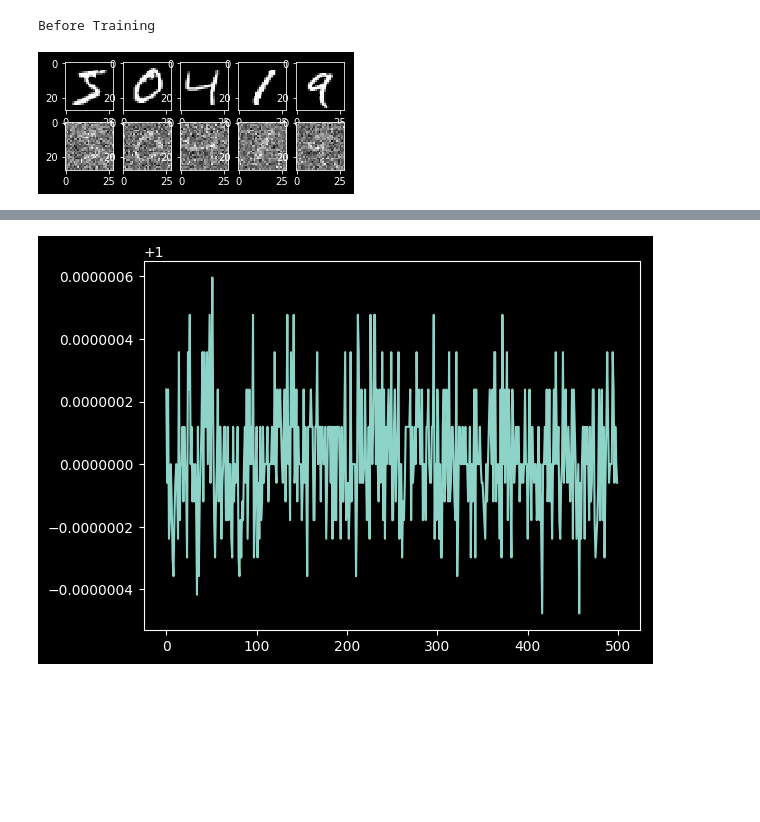
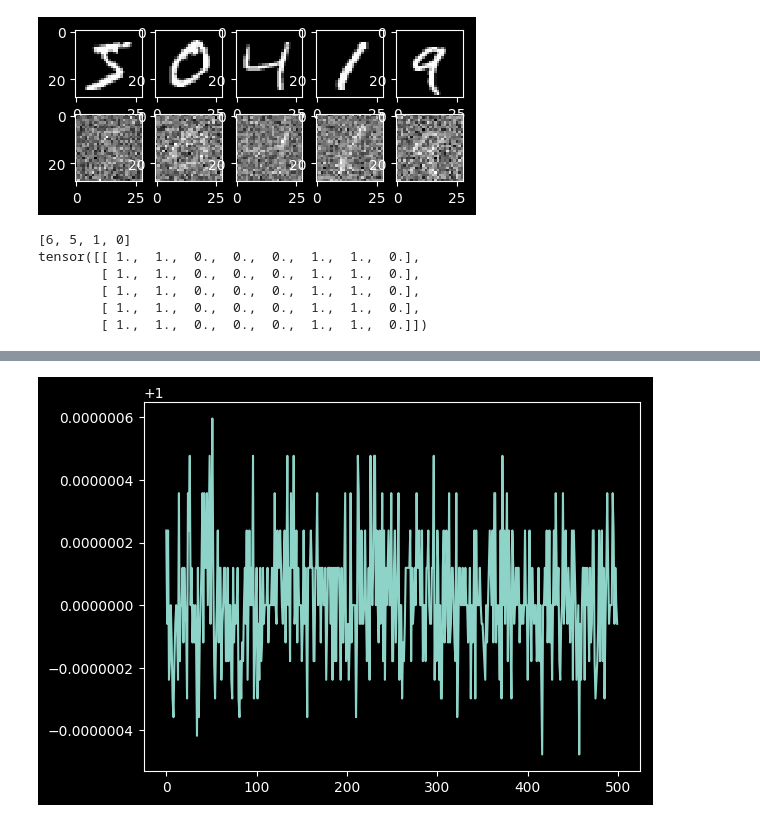
Before and after one commit to mm5110/sparse-structures-for-classification, a Jupyter notebook: dev/train_IHT.ipynb, the cells around one changed output, grey strips where cells are left out. Drawn from its saved outputs; the diff is of its cells as text; code cells hidden in the pictures; blank space fills up the shorter version.

```diff
--- a/dev/train_IHT.ipynb
+++ b/dev/train_IHT.ipynb
@@ -54,30 +54,45 @@ optimizer = torch.optim.SGD(model.parameters(), lr=.5, momentum=.9)
 loss_func = nn.MSELoss()
 # %%
 # initialize figure
-print('Before Training')
+fig = plt.figure(figsize=(5, 2))
 
-fig = plt.figure(figsize=(5, 2))
+model.mask = torch.ones(N_TEST_IMG, m)
 
 # original data (first row) for viewing
 view_data = train_data.train_data[:N_TEST_IMG].view(-1, 28*28).type(torch.FloatTensor)/255.
 view_data = view_data.to(device)
-
 # decoded data is our reconstruction, encoded data is X as it where
 decoded_data, encoded_data, errIHT = model(view_data,K)
 
 # Firstly plot the view data
 for i in range(N_TEST_IMG):
     plt.subplot(2,N_TEST_IMG,i+1)
     plt.imshow(np.reshape(view_data.cpu().data.numpy()[i], (28, 28)), cmap='gray')
 # Then plot beneath the
 for i in range(N_TEST_IMG):
     plt.subplot(2,N_TEST_IMG,i+6)
     plt.imshow(np.reshape(decoded_data.cpu().data.numpy()[i], (28, 28)), cmap='gray')
 
 plt.show()
 # %% [output]
-Before Training
-[figure, old version]
+[figure, new version]
+# %%
+# Testing Dropout function
+import models as mds
+importlib.reload(mds)
+
+active_filter_inds = mds.sample_filters(8, 0.5, 2)
+print(active_filter_inds)
+
+mask = mds.create_dropout_mask(5,8, active_filter_inds)
+print(mask)
+# %% [output]
+[6, 5, 1, 0]
+tensor([[ 1.,  1.,  0.,  0.,  0.,  1.,  1.,  0.],
+        [ 1.,  1.,  0.,  0.,  0.,  1.,  1.,  0.],
+        [ 1.,  1.,  0.,  0.,  0.,  1.,  1.,  0.],
+        [ 1.,  1.,  0.,  0.,  0.,  1.,  1.,  0.],
+        [ 1.,  1.,  0.,  0.,  0.,  1.,  1.,  0.]])
 # %%
 # Training
 Error = np.zeros((EPOCH,))
```
Also changed, not shown: parts of 6 cells of this notebook, 7 other files.
